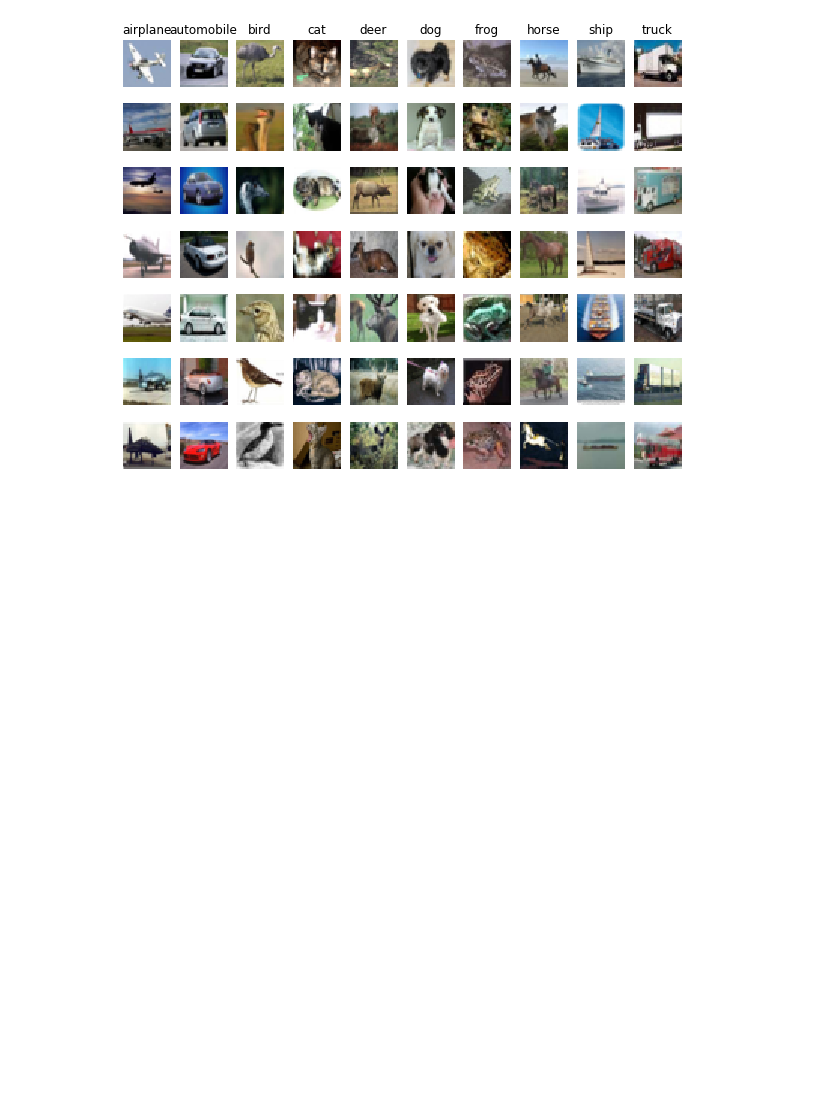
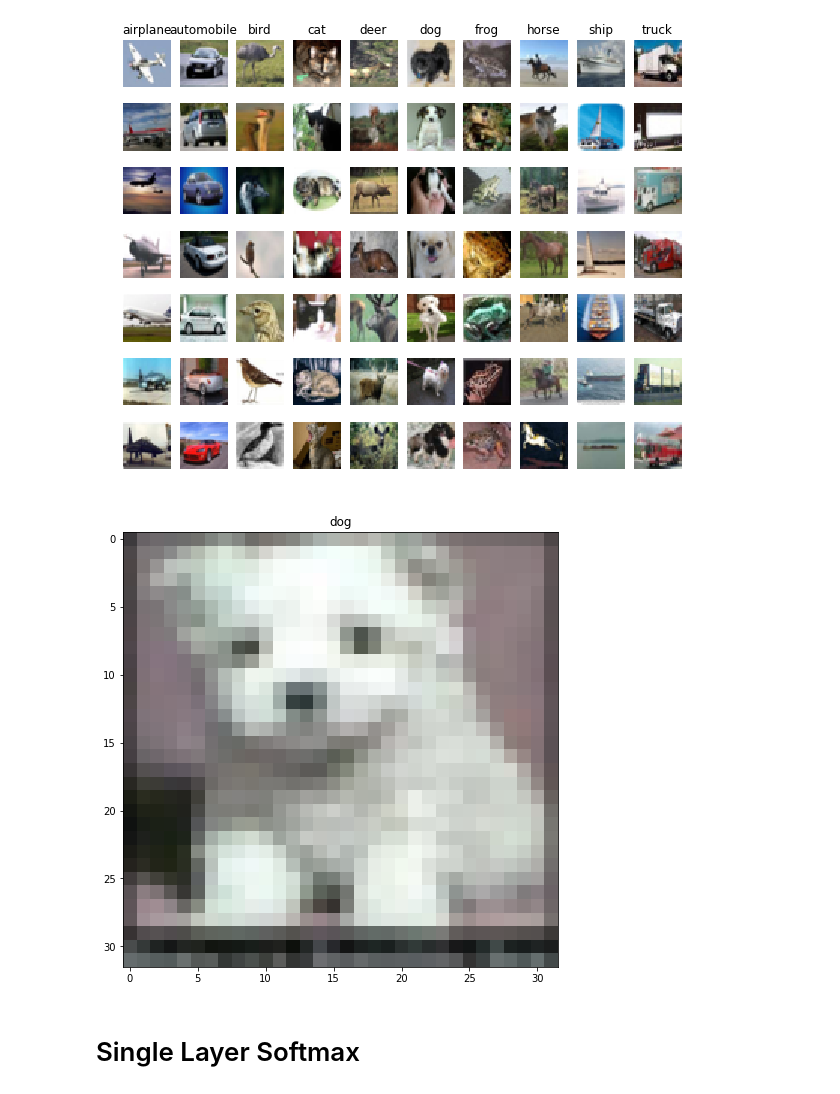
Before and after one commit to lsc1234582/CIFAR10_Classification, a Jupyter notebook: cifar10.ipynb, the cells around one changed output. Drawn from its saved outputs; the diff is of its cells as text; code cells hidden in the pictures; blank space fills up the shorter version.

```diff
--- a/cifar10.ipynb
+++ b/cifar10.ipynb
@@ -60,3 +60,12 @@ for y, cls in enumerate(label_names):
 plt.show()
 # %% [output]
 [figure]
+# %%
+random_idx = np.random.randint(X_train.shape[0])
+plt.imshow(X_train[random_idx].astype('uint8'))
+plt.title(label_names[y_train[random_idx]])
+plt.show()
+# %% [output]
+[figure, added]
+# %% [markdown]
+# Single Layer Softmax
```
Also changed, not shown: parts of 4 cells of this notebook, 1 other file.
